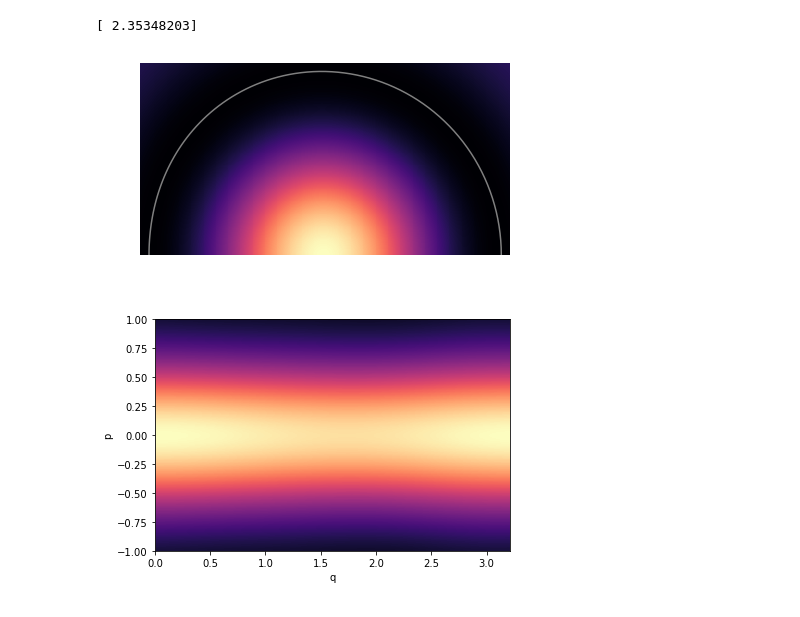
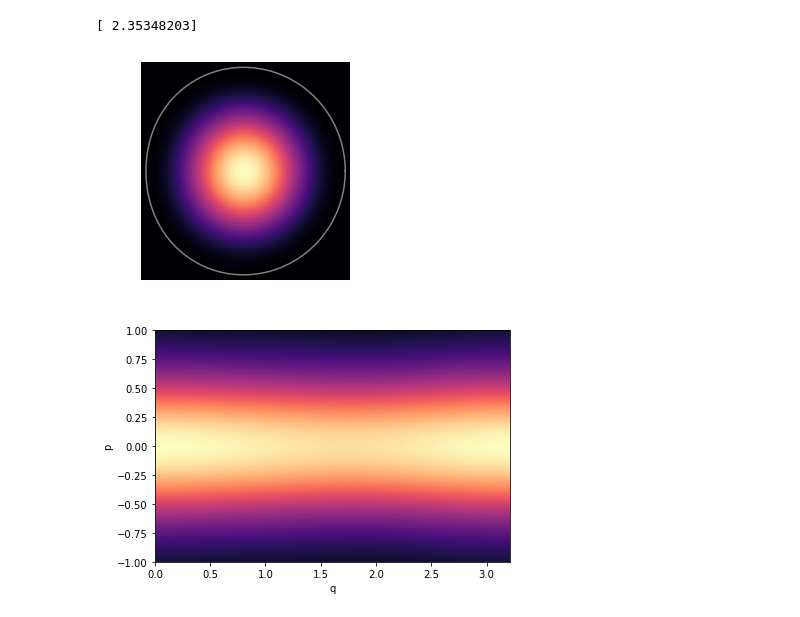
Before and after one commit to benokit/quantum-billiards, a Jupyter notebook: Quantum billiard test Robnik.ipynb, the cells around one changed output. Cells and saved outputs as stored; diff of their text form; code cells hidden in the pictures.

Commit message:
Improved ploting in billiard class

```diff
--- a/Quantum billiard test Robnik.ipynb
+++ b/Quantum billiard test Robnik.ipynb
@@ -74,9 +74,9 @@ print(VSresult)
 # %% [output]
 [ 2.35348203]
 # %%
-RobnikBilliard.plot_probability( VSresult[0], sym)
+RobnikBilliard.plot_probability( VSresult[0], sym, grid = 400, cmap = "magma", plot_full=True)
 # %% [output]
-[figure, old version]
+[figure, new version]
 # %%
 RobnikBilliard.plot_Husimi_function( VSresult[0], sym)
 # %% [output]
```
Also changed, not shown: parts of 6 cells of this notebook, 5 other files.
